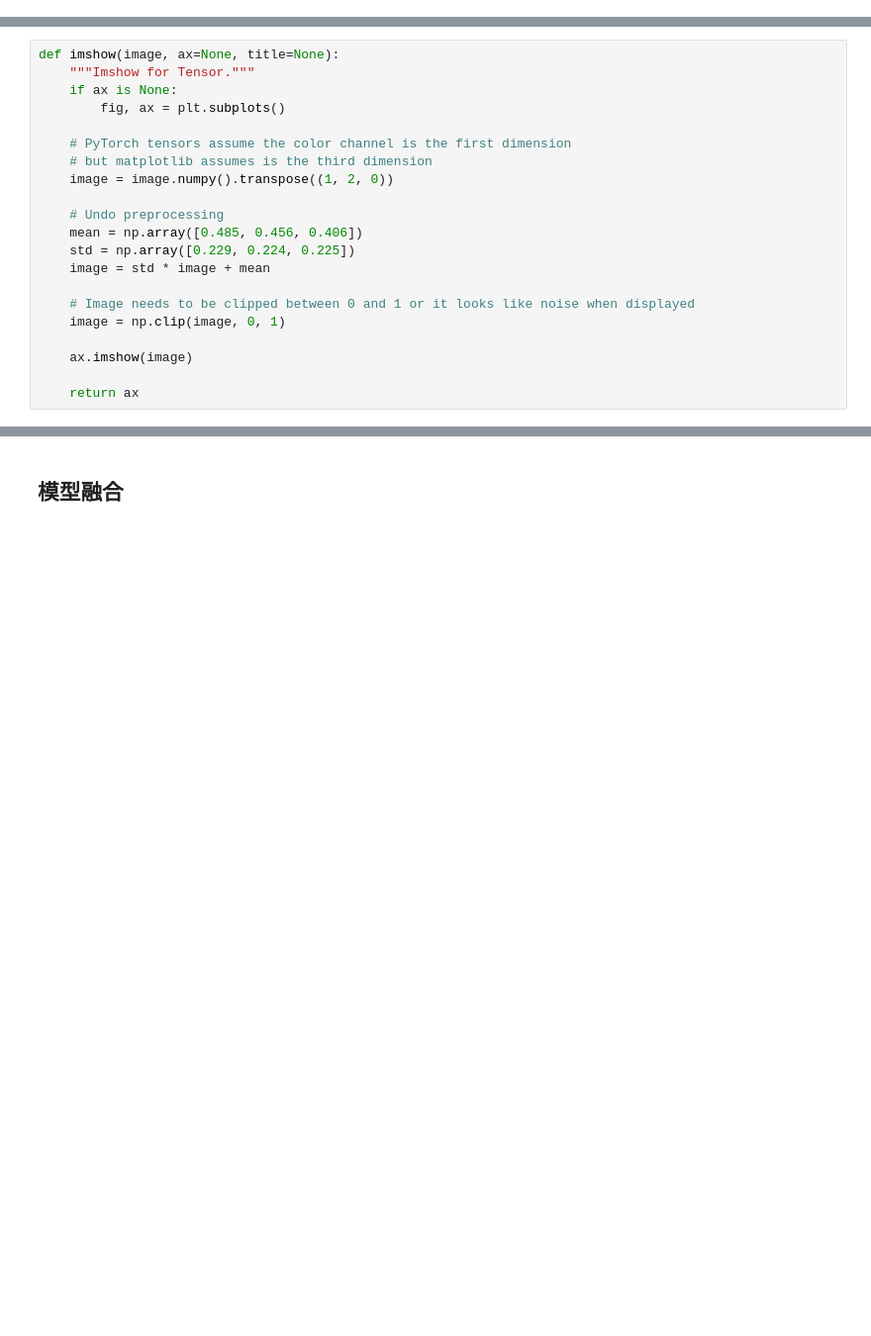
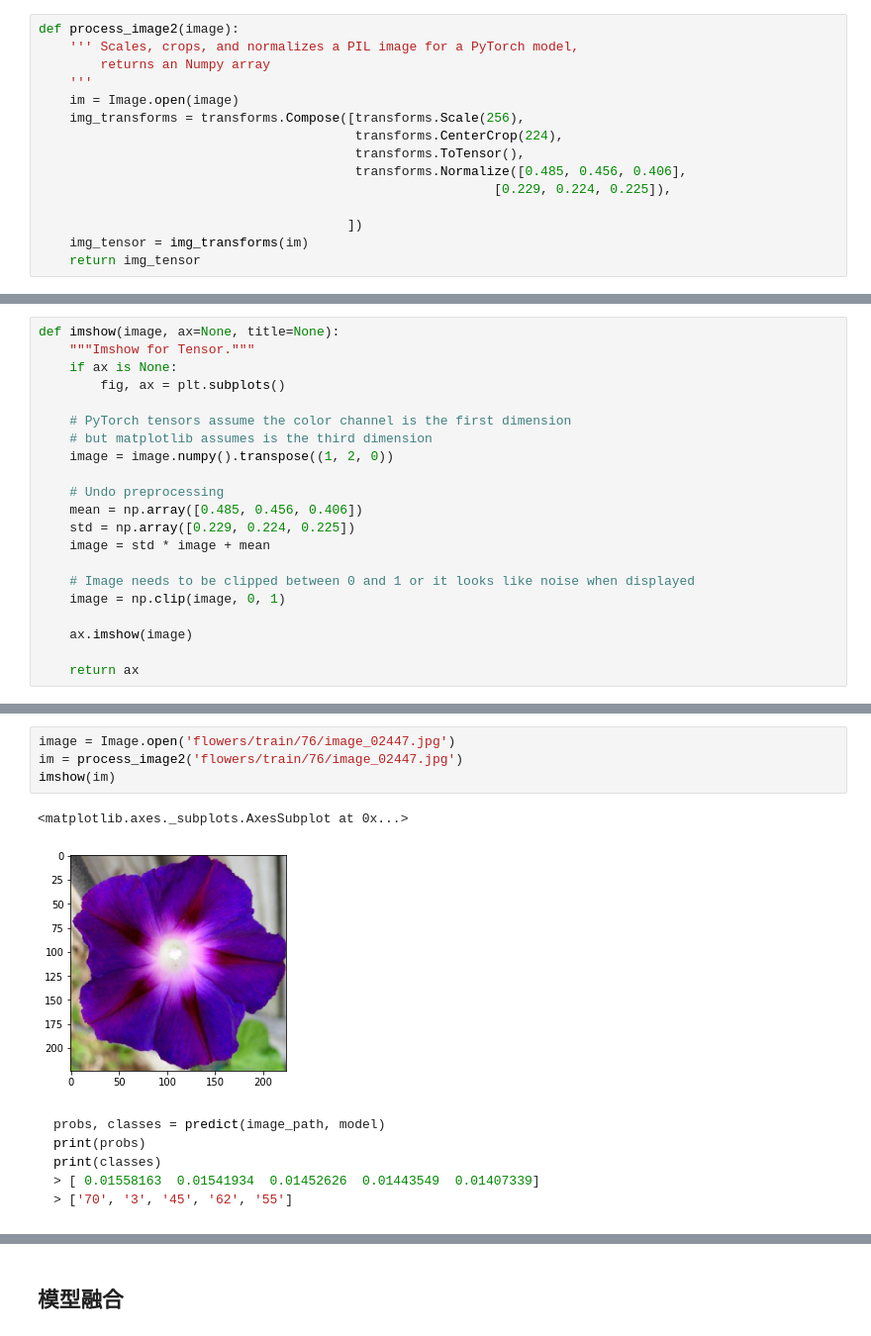
Before and after one commit to leesper/become-aipnd-learner, a Jupyter notebook: P4_ImageClassifer/Image Classifier Project-zh.ipynb, the cells around one changed output, grey strips where cells are left out. Shown at 99% size. Cells and saved outputs as stored; diff of their text form; blank space fills up the shorter version.

````diff
--- a/P4_ImageClassifer/Image Classifier Project-zh.ipynb
+++ b/P4_ImageClassifer/Image Classifier Project-zh.ipynb
@@ -396,3 +433,18 @@ def process_image(image):
+# %%
+def process_image2(image):
+    ''' Scales, crops, and normalizes a PIL image for a PyTorch model,
+        returns an Numpy array
+    '''
+    im = Image.open(image)
+    img_transforms = transforms.Compose([transforms.Scale(256),
+                                         transforms.CenterCrop(224),
+                                         transforms.ToTensor(),
+                                         transforms.Normalize([0.485, 0.456, 0.406],
+                                                           [0.229, 0.224, 0.225]),
+
+                                        ])
+    img_tensor = img_transforms(im)
+    return img_tensor
 # %% [markdown]
 要检查你的项目，可以使用以下函数来转换 PyTorch 张量并将其显示在  notebook 中。如果 `process_image` 函数可行，用该函数运行输出应该会返回原始图像（但是剪裁掉的部分除外）。
 # %%
@@ -433,3 +478,18 @@ print(classes)
+# %%
+image = Image.open('flowers/train/76/image_02447.jpg')
+im = process_image2('flowers/train/76/image_02447.jpg')
+imshow(im)
+# %% [output]
+<matplotlib.axes._subplots.AxesSubplot at 0x...>
+[figure, added]
+# %% [markdown]
+```python
+probs, classes = predict(image_path, model)
+print(probs)
+print(classes)
+> [ 0.01558163  0.01541934  0.01452626  0.01443549  0.01407339]
+> ['70', '3', '45', '62', '55']
+```
 # %%
 def predict(image_path, model, topk=5):
     ''' Predict the class (or classes) of an image using a trained deep learning model.
````
Also changed, not shown: parts of 14 cells of this notebook.
